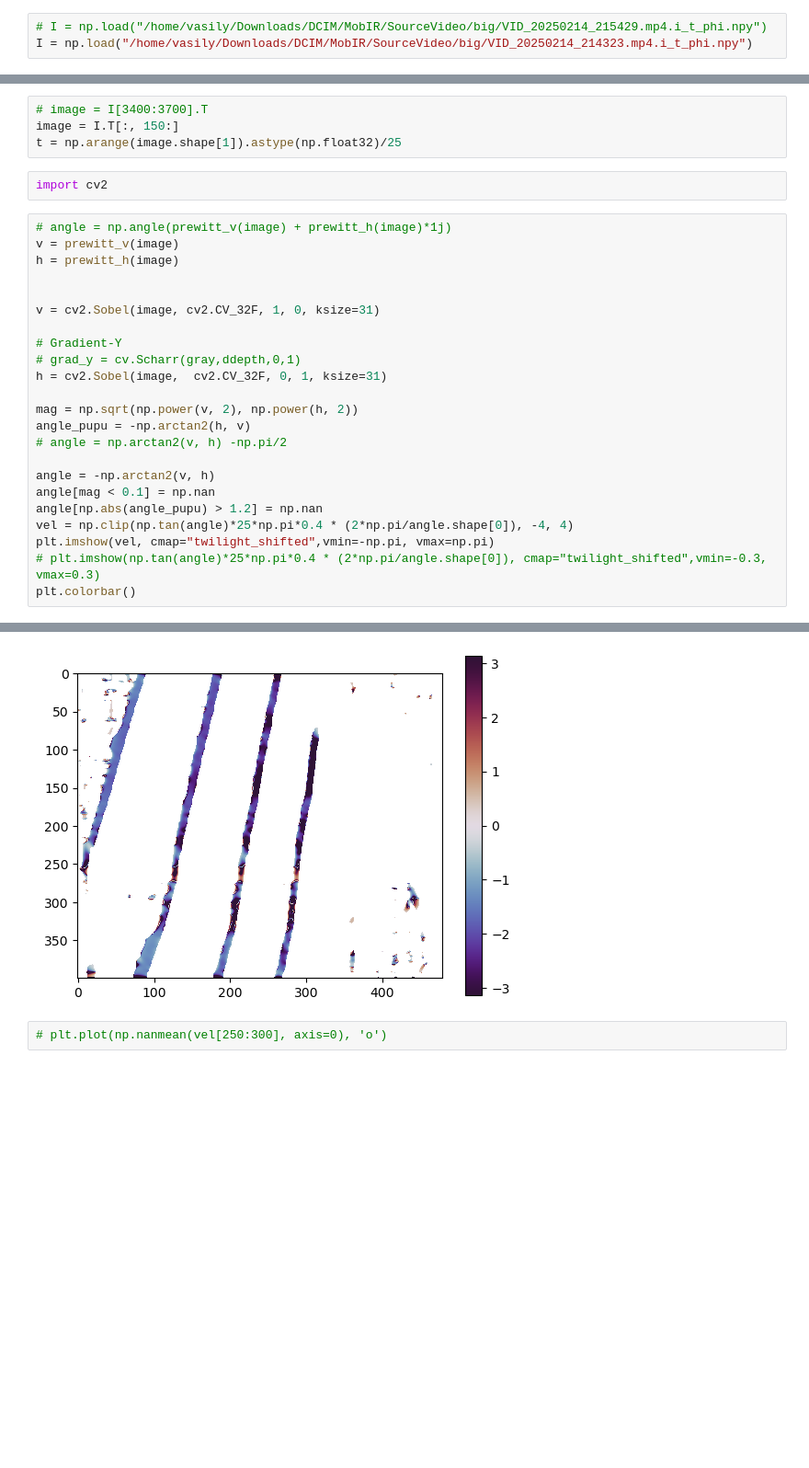
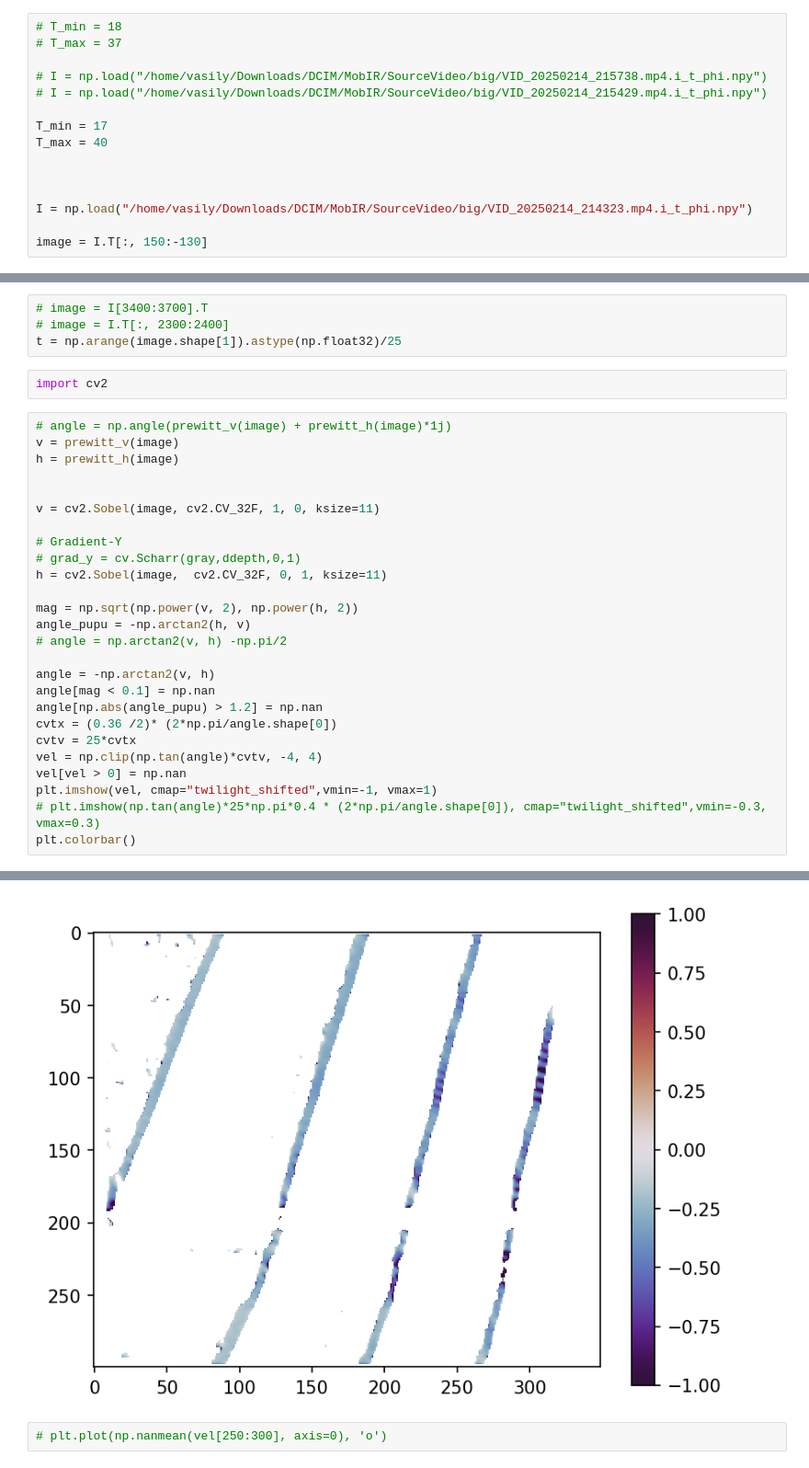
Before and after one commit to vas0x59/empirica_traveling_flame, a Jupyter notebook: video_proc/process_chrono.ipynb, the cells around one changed output, grey strips where cells are left out. Shown at 92% size. Cells and saved outputs as stored; diff of their text form; blank space fills up the shorter version.

```diff
--- a/video_proc/process_chrono.ipynb
+++ b/video_proc/process_chrono.ipynb
@@ -2,7 +2,19 @@
 import numpy as np
 import matplotlib.pyplot as plt
 # %%
+# T_min = 18
+# T_max = 37
+
+# I = np.load("/home/vasily/Downloads/DCIM/MobIR/SourceVideo/big/VID_20250214_215738.mp4.i_t_phi.npy")
 # I = np.load("/home/vasily/Downloads/DCIM/MobIR/SourceVideo/big/VID_20250214_215429.mp4.i_t_phi.npy")
+
+T_min = 17
+T_max = 40
+
+
+
 I = np.load("/home/vasily/Downloads/DCIM/MobIR/SourceVideo/big/VID_20250214_214323.mp4.i_t_phi.npy")
+
+image = I.T[:, 150:-130]
 # %%
 t = np.arange(I.shape[0]).astype(np.float32)/25
@@ -39,36 +48,39 @@ from skimage.filters import prewitt_h, prewitt_v
 from matplotlib import cm
 # %%
 # image = I[3400:3700].T
-image = I.T[:, 150:]
+# image = I.T[:, 2300:2400]
 t = np.arange(image.shape[1]).astype(np.float32)/25
 # %%
 import cv2
 # %%
 # angle = np.angle(prewitt_v(image) + prewitt_h(image)*1j)
 v = prewitt_v(image)
 h = prewitt_h(image)
 
 
-v = cv2.Sobel(image, cv2.CV_32F, 1, 0, ksize=31)
+v = cv2.Sobel(image, cv2.CV_32F, 1, 0, ksize=11)
 
 # Gradient-Y
 # grad_y = cv.Scharr(gray,ddepth,0,1)
-h = cv2.Sobel(image,  cv2.CV_32F, 0, 1, ksize=31)
+h = cv2.Sobel(image,  cv2.CV_32F, 0, 1, ksize=11)
 
 mag = np.sqrt(np.power(v, 2), np.power(h, 2))
 angle_pupu = -np.arctan2(h, v)
 # angle = np.arctan2(v, h) -np.pi/2
 
 angle = -np.arctan2(v, h)
 angle[mag < 0.1] = np.nan
 angle[np.abs(angle_pupu) > 1.2] = np.nan
-vel = np.clip(np.tan(angle)*25*np.pi*0.4 * (2*np.pi/angle.shape[0]), -4, 4)
-plt.imshow(vel, cmap="twilight_shifted",vmin=-np.pi, vmax=np.pi)
+cvtx = (0.36 /2)* (2*np.pi/angle.shape[0])
+cvtv = 25*cvtx
+vel = np.clip(np.tan(angle)*cvtv, -4, 4)
+vel[vel > 0] = np.nan
+plt.imshow(vel, cmap="twilight_shifted",vmin=-1, vmax=1)
 # plt.imshow(np.tan(angle)*25*np.pi*0.4 * (2*np.pi/angle.shape[0]), cmap="twilight_shifted",vmin=-0.3, vmax=0.3)
 plt.colorbar()
 # %% [output]
 <matplotlib.colorbar.Colorbar at 0x...>
-[figure, old version]
+[figure, new version]
 # %%
 # plt.plot(np.nanmean(vel[250:300], axis=0), 'o')
 # %%
```
Also changed, not shown: parts of 22 cells of this notebook, 1 other file.
